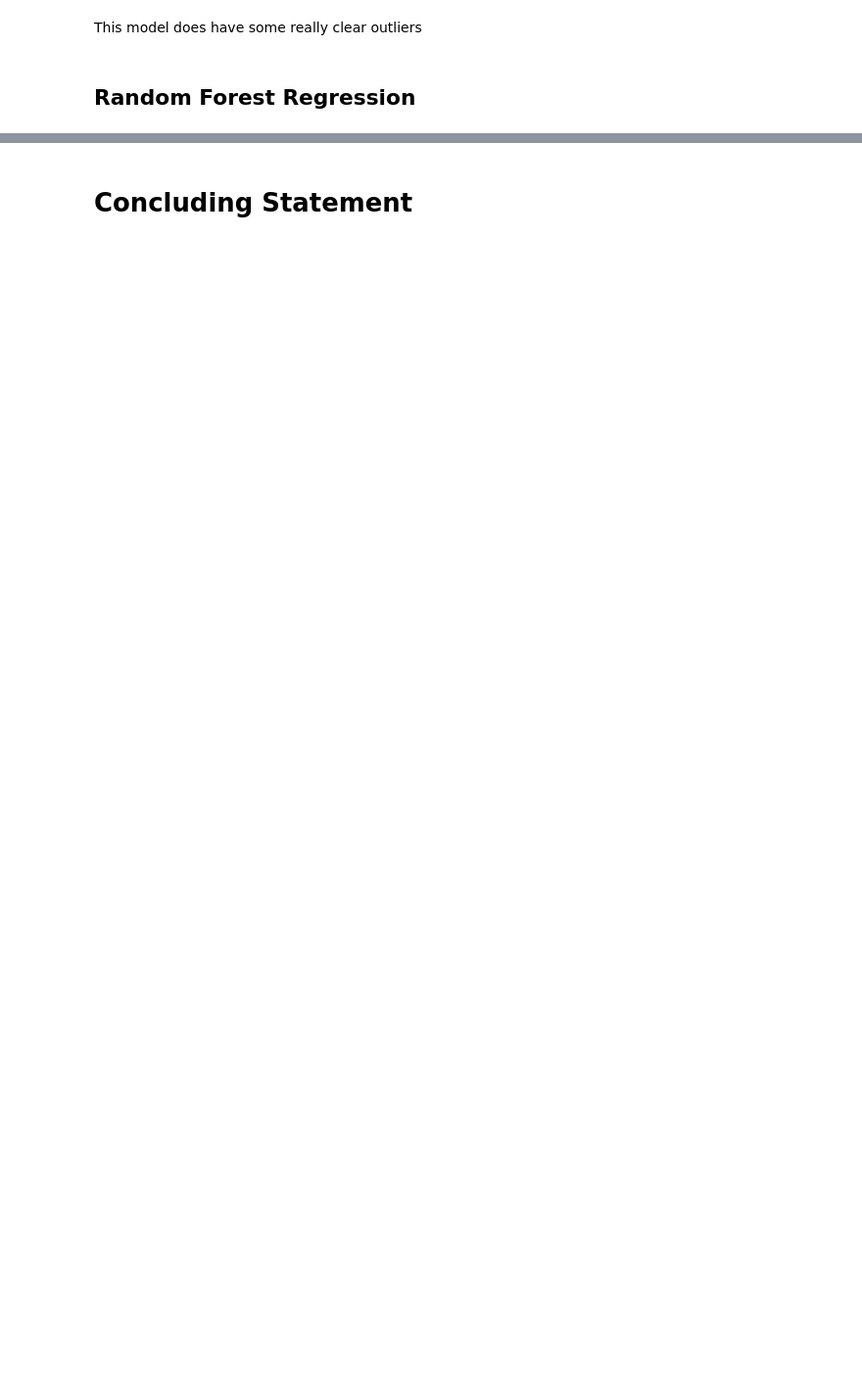
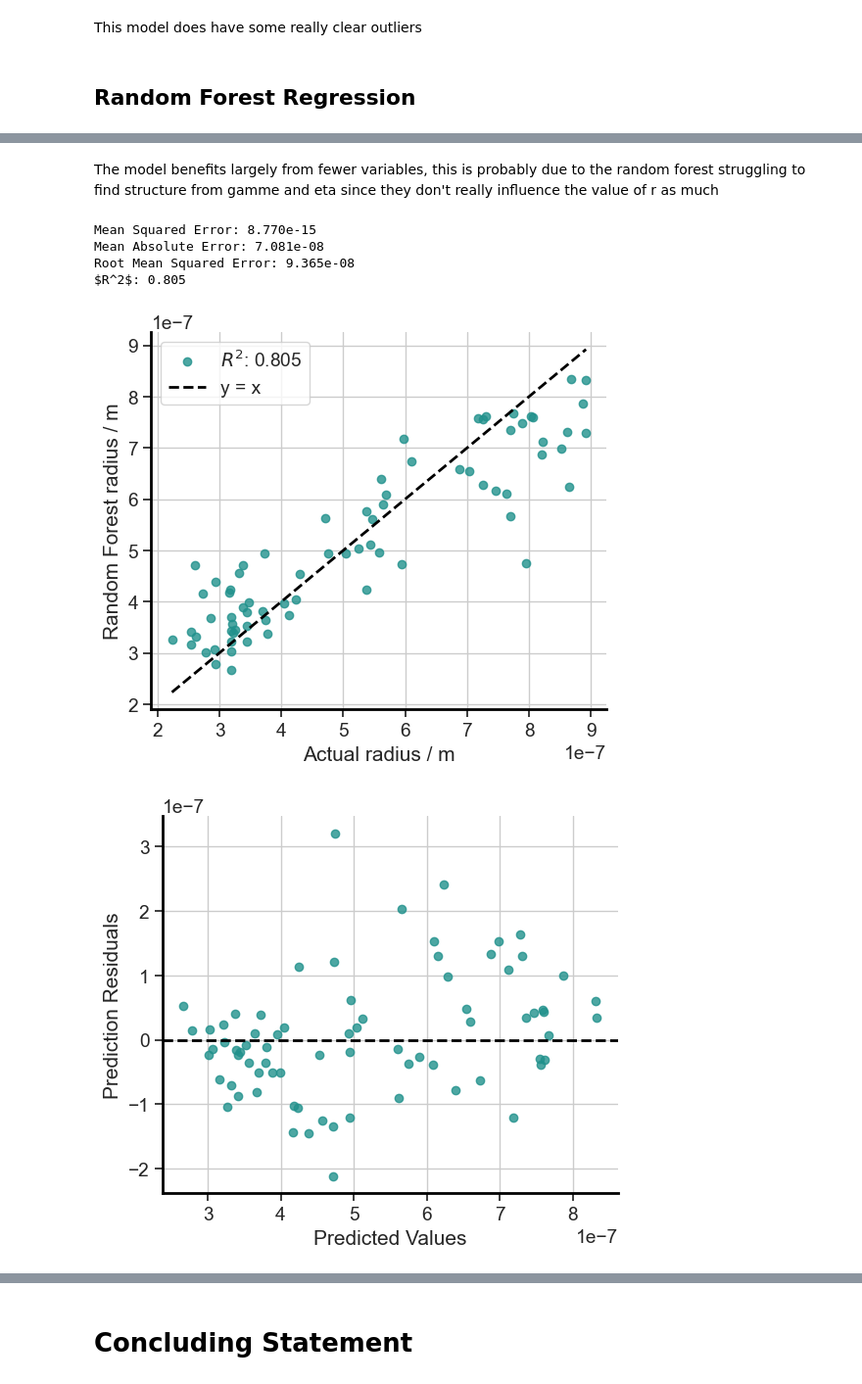
Before and after one commit to RedHorizonss/DunkingBiscuits, a Jupyter notebook: Washburn_model.ipynb, the cells around one changed output, grey strips where cells are left out. Shown at 98% size. Saved outputs shown, nothing was run; the diff lists cells and outputs as text; code cells hidden in the pictures; blank space fills up the shorter version.

```diff
--- a/Washburn_model.ipynb
+++ b/Washburn_model.ipynb
@@ -237,10 +236,10 @@ With Polynomials
 # %%
-washburn_model.define_features(feature_columns=features_within_eqn, target_column='r')
-washburn_model.polynommial_features(degree=3)
+washburn_model.define_features(feature_columns=['L', 'phi', 't'], target_column='r')
 washburn_model.train_test_split_data(test_size=0.15, random_state=42)
-washburn_model.train_model(model_type='random_forest_regression', random_state=42, n_estimators=100)
+washburn_model.train_model(model_type='random_forest_regression', random_state=42, n_estimators=100, max_features=None)
 washburn_model.evaluate_model()
 washburn_model.print_metrics()
 washburn_model.plot_predictions(ylabel='Random Forest radius / m', xlabel='Actual radius / m')
 washburn_model.plot_residuals()
+washburn_model.plot_feature_importances()
 # %% [output]
@@ -252,0 +253,18 @@ $R^2$: 0.988
+# %% [markdown]
+The model benefits largely from fewer variables, this is probably due to the random forest struggling to find structure from gamme and eta since they don't really influence the value of r as much
+# %%
+washburn_model.define_features(feature_columns=['L_squared', 'cos(phi)', '1/t'], target_column='r')
+washburn_model.train_test_split_data(test_size=0.15, random_state=42)
+washburn_model.train_model(model_type='random_forest_regression', random_state=42, n_estimators=100, max_features=None)
+washburn_model.evaluate_model()
+washburn_model.print_metrics()
+washburn_model.plot_predictions(ylabel='Random Forest radius / m', xlabel='Actual radius / m')
+washburn_model.plot_residuals()
+washburn_model.plot_feature_importances()
+# %% [output]
+Mean Squared Error: 8.770e-15
+Mean Absolute Error: 7.081e-08
+Root Mean Squared Error: 9.365e-08
+$R^2$: 0.805
+[figure, added]
+[figure, added]
```
Also changed, not shown: parts of 27 cells of this notebook, 7 other files.
